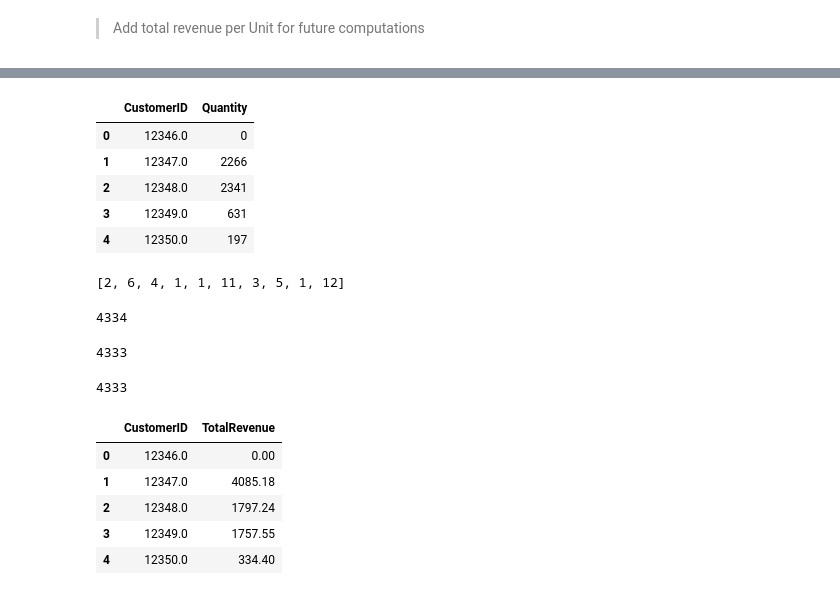
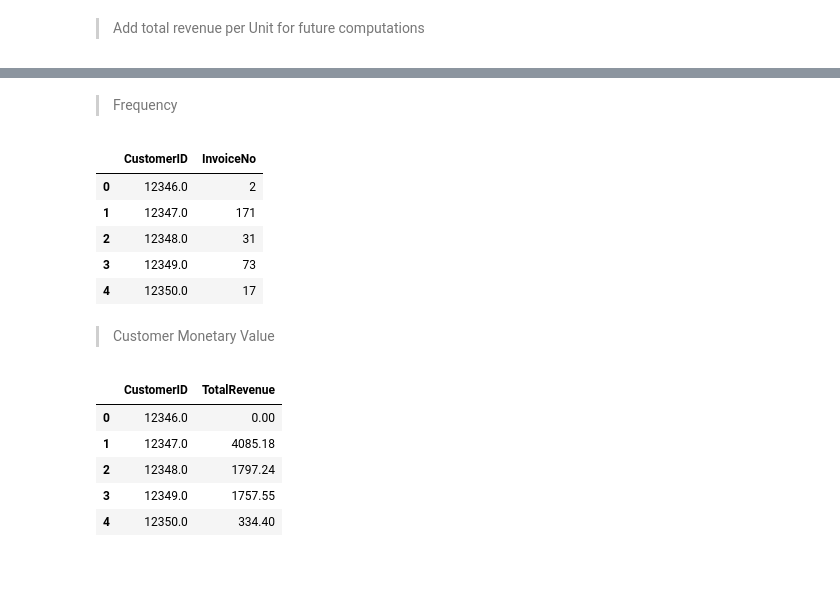
Before and after one commit to robblatt/Unsupervised-Market-Segmentation, a Jupyter notebook: market_segmentation.ipynb, the cells around one changed output, grey strips where cells are left out. Drawn from its saved outputs; the diff is of its cells as text; code cells hidden in the pictures; blank space fills up the shorter version.

```diff
--- a/market_segmentation.ipynb
+++ b/market_segmentation.ipynb
@@ -127,39 +206,28 @@ The original dataset was organized long, with invoices nested within customer. B
+# %% [markdown]
+> Frequency
+# %%
+frequency = df.groupby(['CustomerID'], as_index=False).InvoiceNo.count()
+frequency.head()
+# %% [output]
+|  | CustomerID | InvoiceNo |
+| 0 | 12346.0 | 2 |
+| 1 | 12347.0 | 171 |
+| 2 | 12348.0 | 31 |
+| 3 | 12349.0 | 73 |
+| 4 | 12350.0 | 17 |
+# %% [markdown]
+> Customer Monetary Value
 # %%
-# total quantity of items each customer ordered (customer ID is ordered by desc)
-quantities = df.groupby('CustomerID', as_index=False).Quantity.sum()
-quantities.head()
+# total spend of each customer
+monetary_value = df.groupby('CustomerID', as_index=False).TotalRevenue.sum()
+monetary_value.head()
 # %% [output]
-|  | CustomerID | Quantity |
-| 0 | 12346.0 | 0 |
-| 1 | 12347.0 | 2266 |
-| 2 | 12348.0 | 2341 |
-| 3 | 12349.0 | 631 |
-| 4 | 12350.0 | 197 |
+|  | CustomerID | TotalRevenue |
+| 0 | 12346.0 | 0.00 |
+| 1 | 12347.0 | 4085.18 |
+| 2 | 12348.0 | 1797.24 |
+| 3 | 12349.0 | 1757.55 |
+| 4 | 12350.0 | 334.40 |
-# %%
-# frequency of purchases (number of invoices in the dataset, meaning over the year)
-frequency = [len(df.loc[df['CustomerID'] == c_id].InvoiceNo.unique()) for c_id in sorted(df.CustomerID.unique())]
-frequency[:10]
-# %% [output]
-[2, 6, 4, 1, 1, 11, 3, 5, 1, 12]
-# %%
-print(len(sorted(df['CustomerID'].unique())))
-len(df.groupby('CustomerID', as_index=False))
-# %% [output]
-4334
-4333
-# %%
-# total spend of each customer
-total_spend = df.groupby('CustomerID', as_index=False).TotalRevenue.sum()
-print(len(total_spend))
-total_spend.head()
-# %% [output]
-4333
-|  | CustomerID | TotalRevenue |
-| 0 | 12346.0 | 0.00 |
-| 1 | 12347.0 | 4085.18 |
-| 2 | 12348.0 | 1797.24 |
-| 3 | 12349.0 | 1757.55 |
-| 4 | 12350.0 | 334.40 |
 # %%
 # merging of quantity and total spend by customer
 quantities_revenues_by_cust = quantities
```
Also changed, not shown: parts of 13 cells of this notebook.
